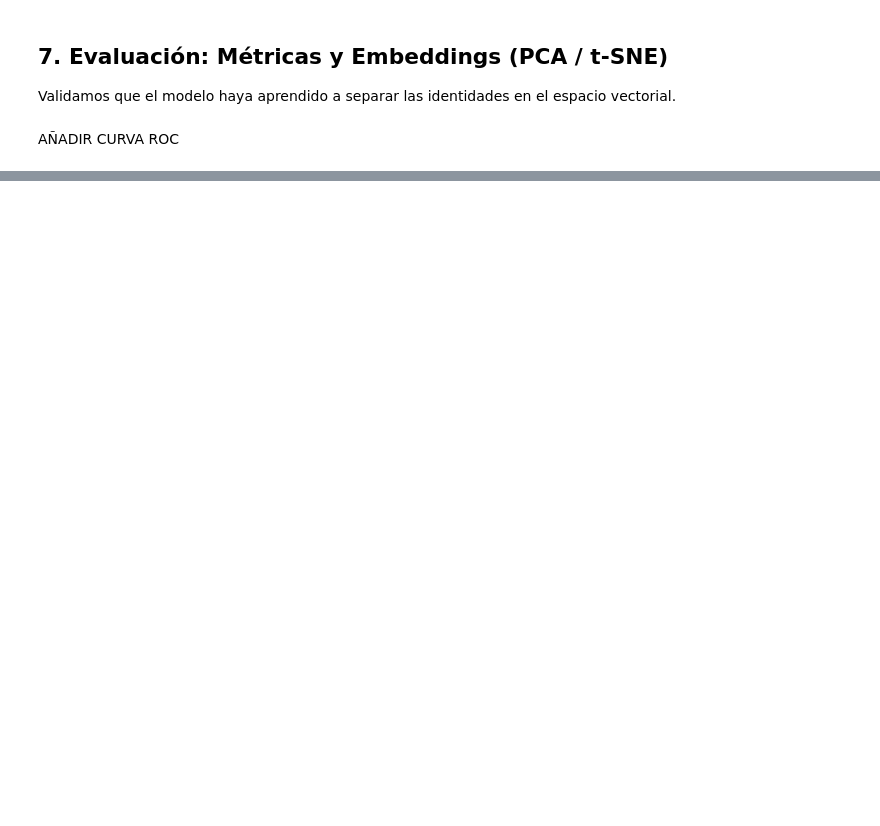
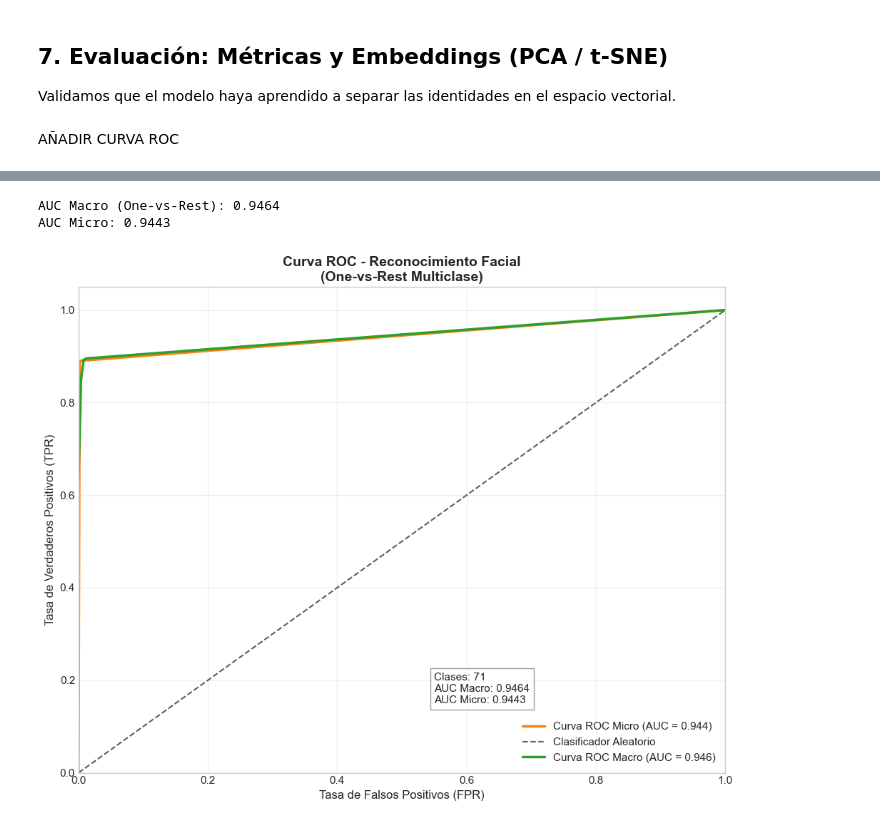
Before and after one commit to Juanmora29/tuia-face-recognition-app, a Jupyter notebook: train.ipynb, the cells around one changed output, grey strips where cells are left out. Saved outputs shown, nothing was run; the diff lists cells and outputs as text; code cells hidden in the pictures; blank space fills up the shorter version.

```diff
--- a/train.ipynb
+++ b/train.ipynb
@@ -738,3 +790,73 @@ weighted avg       0.90      0.89      0.88       261
+# %%
+# --- Curva ROC y AUC (Macro) ---
+from sklearn.metrics import roc_curve, auc, roc_auc_score
+from sklearn.preprocessing import label_binarize
+import warnings
+warnings.filterwarnings('ignore')
+
+# Binarizar las etiquetas para ROC multiclase (One-vs-Rest)
+all_labels_np = np.array(all_labels_val)
+all_preds_np = np.array(all_preds)
+n_classes = len(all_target_names)
+y_true_bin = label_binarize(all_labels_np, classes=range(n_classes))
+y_pred_bin = label_binarize(all_preds_np, classes=range(n_classes))
+
+# Calcular ROC curve y AUC para cada clase
+fpr = dict()
+tpr = dict()
+roc_auc = dict()
+
+for i in range(n_classes):
+    fpr[i], tpr[i], _ = roc_curve(y_true_bin[:, i], y_pred_bin[:, i])
+    roc_auc[i] = auc(fpr[i], tpr[i])
+
+# Calcular AUC macro (promedio de todas las clases)
+auc_macro = np.mean(list(roc_auc.values()))
+print(f'AUC Macro (One-vs-Rest): {auc_macro:.4f}')
+
+# Calcular micro-averaged ROC curve
+fpr_micro, tpr_micro, _ = roc_curve(y_true_bin.ravel(), y_pred_bin.ravel())
+auc_micro = auc(fpr_micro, tpr_micro)
+print(f'AUC Micro: {auc_micro:.4f}')
+
+# --- Gráfico de la Curva ROC ---
+plt.figure(figsize=(10, 8))
+
+# Curva micro-promediada
+plt.plot(fpr_micro, tpr_micro, color='#ff7f0e', lw=2.5,
+         label=f'Curva ROC Micro (AUC = {auc_micro:.3f})')
+
+# Línea diagonal (clasificador aleatorio)
+plt.plot([0, 1], [0, 1], 'k--', lw=1.5, alpha=0.7, label='Clasificador Aleatorio')
+
+# Curva macro-promediada (interpolación)
+all_fpr = np.unique(np.concatenate([fpr[i] for i in range(n_classes)]))
+mean_tpr = np.zeros_like(all_fpr)
+for i in range(n_classes):
+    mean_tpr += np.interp(all_fpr, fpr[i], tpr[i])
+mean_tpr /= n_classes
+plt.plot(all_fpr, mean_tpr, color='#2ca02c', lw=2.5,
+         label=f'Curva ROC Macro (AUC = {auc_macro:.3f})')
+
+plt.xlim([0.0, 1.0])
+plt.ylim([0.0, 1.05])
+plt.xlabel('Tasa de Falsos Positivos (FPR)', fontsize=12)
+plt.ylabel('Tasa de Verdaderos Positivos (TPR)', fontsize=12)
+plt.title('Curva ROC - Reconocimiento Facial\n(One-vs-Rest Multiclase)', fontsize=14, fontweight='bold')
+plt.legend(loc='lower right', fontsize=11, framealpha=0.9)
+plt.grid(True, alpha=0.3)
+
+# Añadir texto con estadísticas
+stats_text = f'Clases: {n_classes}\nAUC Macro: {auc_macro:.4f}\nAUC Micro: {auc_micro:.4f}'
+plt.text(0.55, 0.15, stats_text, fontsize=11,
+         bbox=dict(facecolor='white', alpha=0.8, edgecolor='gray'))
+
+plt.tight_layout()
+plt.show()
+# %% [output]
+AUC Macro (One-vs-Rest): 0.9464
+AUC Micro: 0.9443
+[figure, added]
 # %%
 # Convertimos a arrays por las dudas
 all_embeddings_np = np.array(all_embeddings)
```
Also changed, not shown: parts of 11 cells of this notebook.
